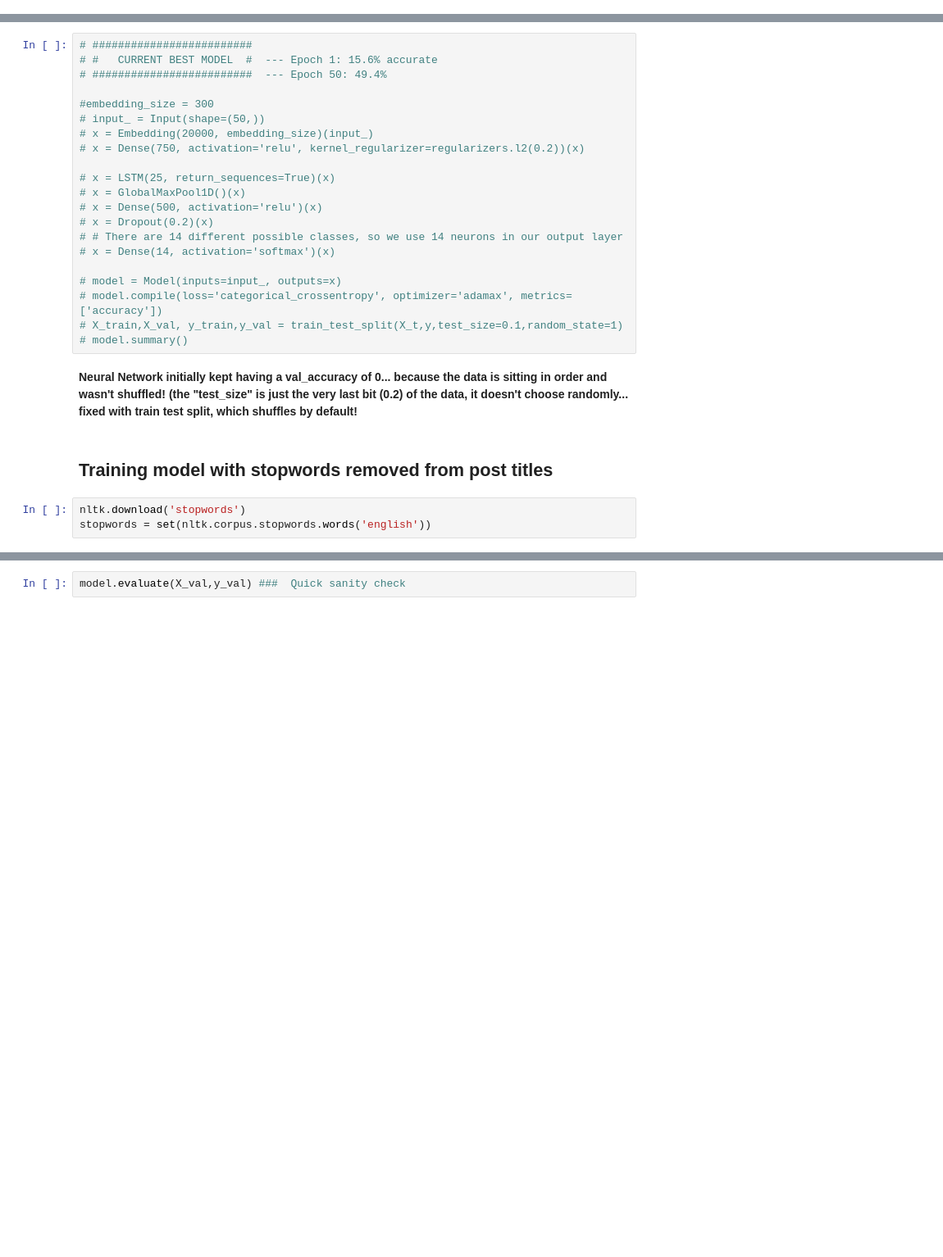
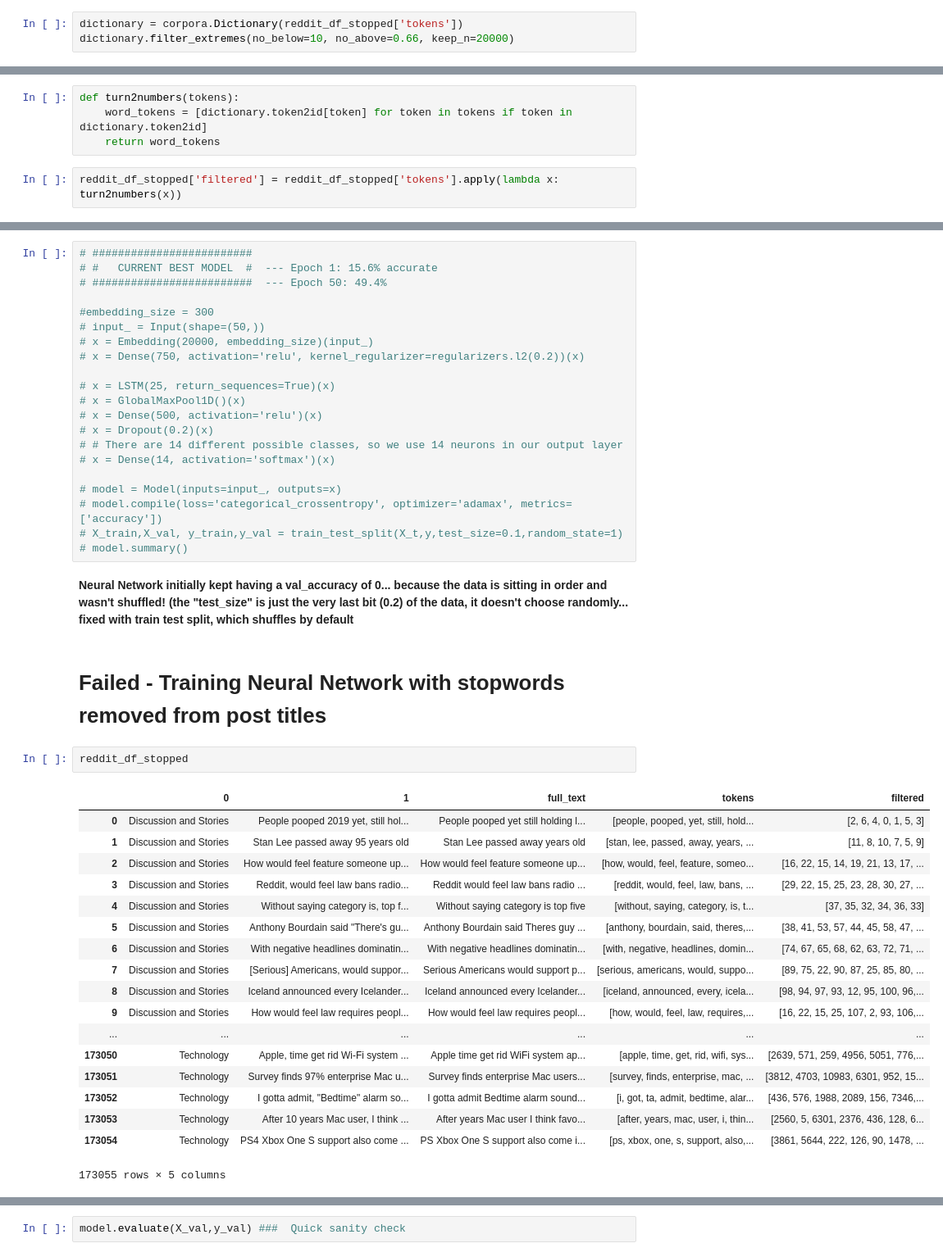
Before and after one commit to reubenkavalov/Twit-To-Redd-Project, a Jupyter notebook: final.ipynb, the cells around one changed output, grey strips where cells are left out. Shown: that part at 82% size. Cells and saved outputs as stored; diff of their text form; blank space fills up the shorter version.

```diff
--- a/final.ipynb
+++ b/final.ipynb
@@ -237,0 +233,3 @@ reddit_df.columns = reddit_df.columns.astype("int")
+# %%
+dictionary = corpora.Dictionary(reddit_df_stopped['tokens'])
+dictionary.filter_extremes(no_below=10, no_above=0.66, keep_n=20000)
@@ -237,0 +256,6 @@ reddit_df.columns = reddit_df.columns.astype("int")
+# %%
+def turn2numbers(tokens):
+    word_tokens = [dictionary.token2id[token] for token in tokens if token in dictionary.token2id]
+    return word_tokens
+# %%
+reddit_df_stopped['filtered'] = reddit_df_stopped['tokens'].apply(lambda x: turn2numbers(x))
@@ -325,9 +354,27 @@ X_t = pad_sequences(list_tokenized_headlines, maxlen=100)
 # X_train,X_val, y_train,y_val = train_test_split(X_t,y,test_size=0.1,random_state=1)
 # model.summary()
 # %% [markdown]
-**Neural Network initially kept having a val_accuracy of 0... because the data is sitting in order and wasn't shuffled! (the "test_size" is just the very last bit (0.2) of the data, it doesn't choose randomly... fixed with train test split, which shuffles by default!**
+**Neural Network initially kept having a val_accuracy of 0... because the data is sitting in order and wasn't shuffled! (the "test_size" is just the very last bit (0.2) of the data, it doesn't choose randomly... fixed with train test split, which shuffles by default**
 # %% [markdown]
-## Training model with stopwords removed from post titles
+# Failed - Training Neural Network with stopwords removed from post titles
-# %%
-nltk.download('stopwords')
-stopwords = set(nltk.corpus.stopwords.words('english'))
+# %%
+reddit_df_stopped
+# %% [output]
+|  | 0 | 1 | full_text | tokens | filtered |
+| 0 | Discussion and Stories | People pooped 2019 yet, still hol... | People pooped yet still holding l... | [people, pooped, yet, still, hold... | [2, 6, 4, 0, 1, 5, 3] |
+| 1 | Discussion and Stories | Stan Lee passed away 95 years old | Stan Lee passed away years old | [stan, lee, passed, away, years, ... | [11, 8, 10, 7, 5, 9] |
+| 2 | Discussion and Stories | How would feel feature someone up... | How would feel feature someone up... | [how, would, feel, feature, someo... | [16, 22, 15, 14, 19, 21, 13, 17, ... |
+| 3 | Discussion and Stories | Reddit, would feel law bans radio... | Reddit would feel law bans radio ... | [reddit, would, feel, law, bans, ... | [29, 22, 15, 25, 23, 28, 30, 27, ... |
+| 4 | Discussion and Stories | Without saying category is, top f... | Without saying category is top five | [without, saying, category, is, t... | [37, 35, 32, 34, 36, 33] |
+| 5 | Discussion and Stories | Anthony Bourdain said "There's gu... | Anthony Bourdain said Theres guy ... | [anthony, bourdain, said, theres,... | [38, 41, 53, 57, 44, 45, 58, 47, ... |
+| 6 | Discussion and Stories | With negative headlines dominatin... | With negative headlines dominatin... | [with, negative, headlines, domin... | [74, 67, 65, 68, 62, 63, 72, 71, ... |
+| 7 | Discussion and Stories | [Serious] Americans, would suppor... | Serious Americans would support p... | [serious, americans, would, suppo... | [89, 75, 22, 90, 87, 25, 85, 80, ... |
+| 8 | Discussion and Stories | Iceland announced every Icelander... | Iceland announced every Icelander... | [iceland, announced, every, icela... | [98, 94, 97, 93, 12, 95, 100, 96,... |
+| 9 | Discussion and Stories | How would feel law requires peopl... | How would feel law requires peopl... | [how, would, feel, law, requires,... | [16, 22, 15, 25, 107, 2, 93, 106,... |
+| ... | ... | ... | ... | ... | ... |
+| 173050 | Technology | Apple, time get rid Wi-Fi system ... | Apple time get rid WiFi system ap... | [apple, time, get, rid, wifi, sys... | [2639, 571, 259, 4956, 5051, 776,... |
+| 173051 | Technology | Survey finds 97% enterprise Mac u... | Survey finds enterprise Mac users... | [survey, finds, enterprise, mac, ... | [3812, 4703, 10983, 6301, 952, 15... |
+| 173052 | Technology | I gotta admit, "Bedtime" alarm so... | I gotta admit Bedtime alarm sound... | [i, got, ta, admit, bedtime, alar... | [436, 576, 1988, 2089, 156, 7346,... |
+| 173053 | Technology | After 10 years Mac user, I think ... | After years Mac user I think favo... | [after, years, mac, user, i, thin... | [2560, 5, 6301, 2376, 436, 128, 6... |
+| 173054 | Technology | PS4 Xbox One S support also come ... | PS Xbox One S support also come i... | [ps, xbox, one, s, support, also,... | [3861, 5644, 222, 126, 90, 1478, ... |
+173055 rows × 5 columns
```
Also changed, not shown: parts of 70 cells of this notebook.
